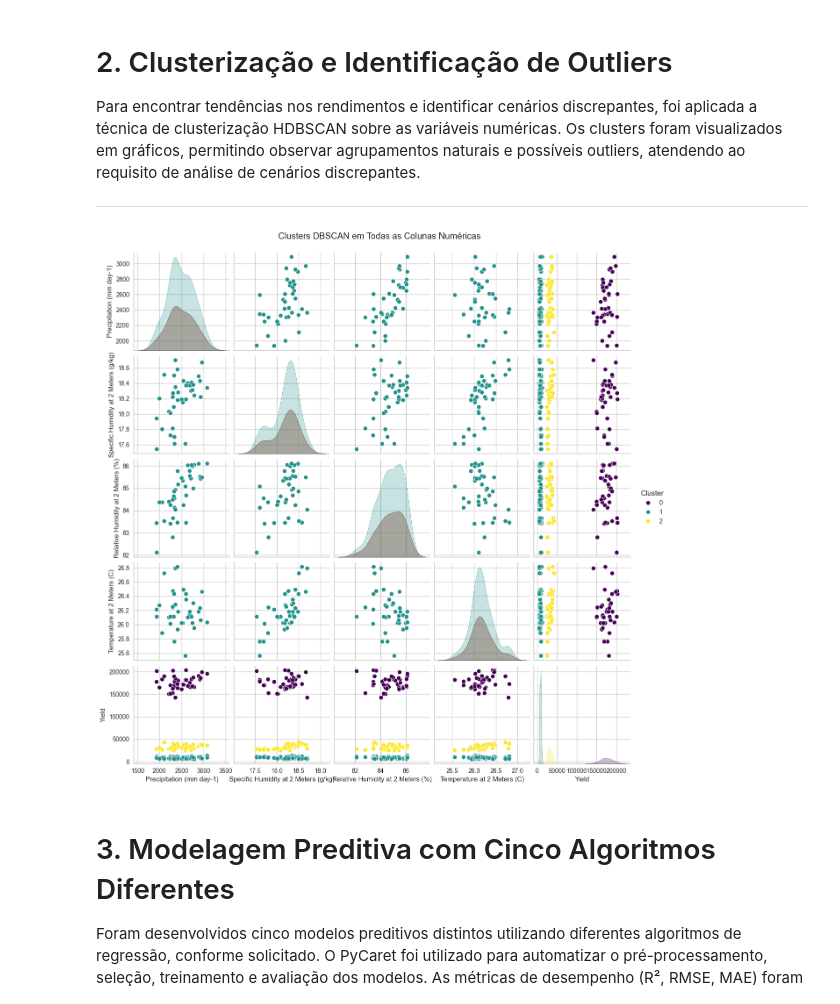
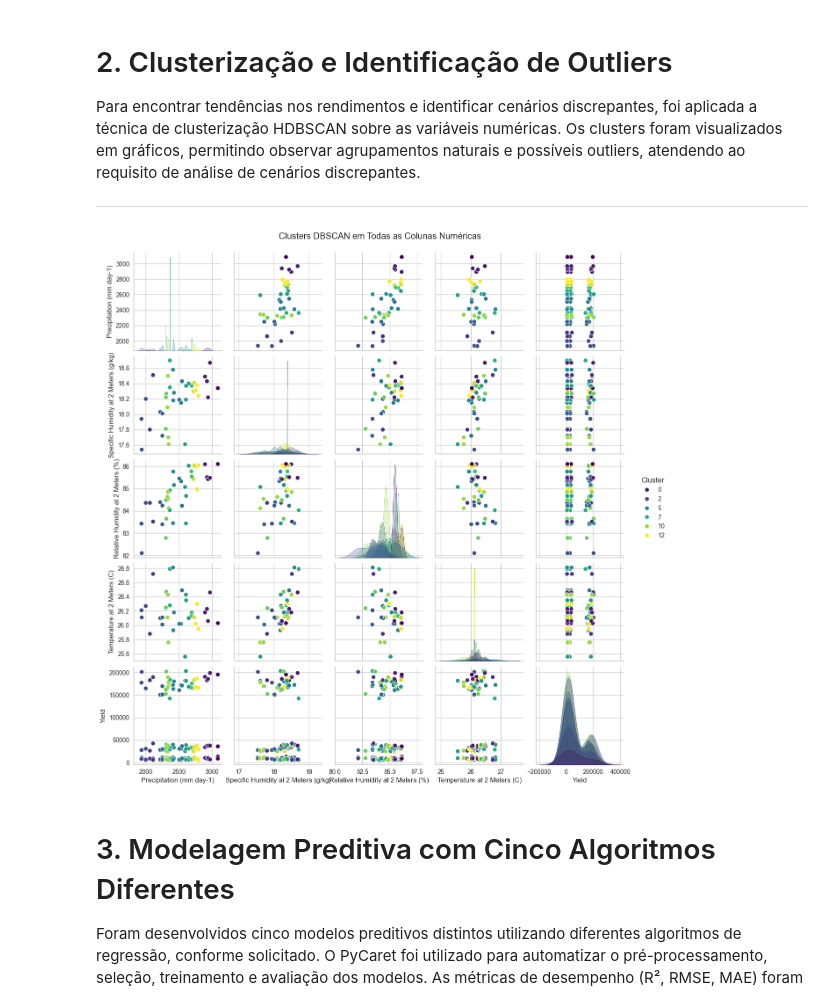
Before and after one commit to Hinten/fiap_fase5_cap1, a Jupyter notebook: src/entrega_1/treinamento_ia.ipynb, the cells around one changed output. Saved outputs shown, nothing was run; the diff lists cells and outputs as text; code cells hidden in the pictures.

```diff
--- a/src/entrega_1/treinamento_ia.ipynb
+++ b/src/entrega_1/treinamento_ia.ipynb
@@ -54,4 +45,6 @@ df.head()
 df.shape
 # %% [output]
 (156, 6)
+# %%
+df_classes = df.drop(["Yield"], axis=1)
 # %%
@@ -73,21 +66,21 @@ Para encontrar tendências nos rendimentos e identificar cenários discrepantes,
 ---
 # %%
 #Identificação de outliers com DBSCAN
-X = df.select_dtypes(include=np.number)  # Seleciona apenas colunas numéricas
+X = df_classes.select_dtypes(include=np.number)  # Seleciona apenas colunas numéricas
 dbscan = HDBSCAN(min_cluster_size=5, min_samples=3)
 
 labels = dbscan.fit_predict(X)
 
 # Adiciona os rótulos dos clusters ao DataFrame
 df_clusters = df.copy()
 df_clusters['Cluster'] = labels
 
 # Faz o pairplot colorindo pelos clusters
 sns.pairplot(df_clusters, hue='Cluster', diag_kind='kde', palette='viridis')
 plt.suptitle('Clusters DBSCAN em Todas as Colunas Numéricas', y=1.02)
 plt.show()
 # %% [output]
-[figure, old version]
+[figure, new version]
 # %% [markdown]
 # 3. Modelagem Preditiva com Cinco Algoritmos Diferentes
 
```
Also changed, not shown: parts of 12 cells of this notebook, 1 other file.
